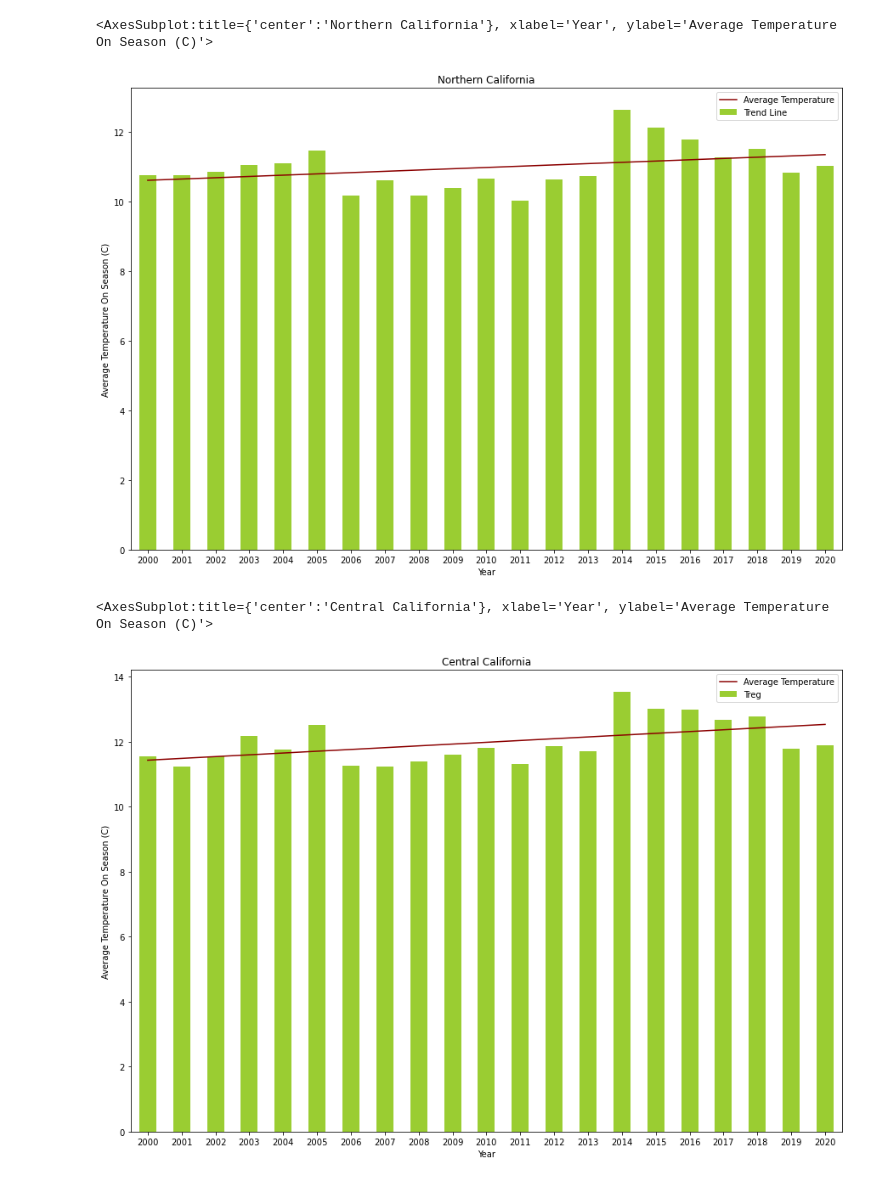
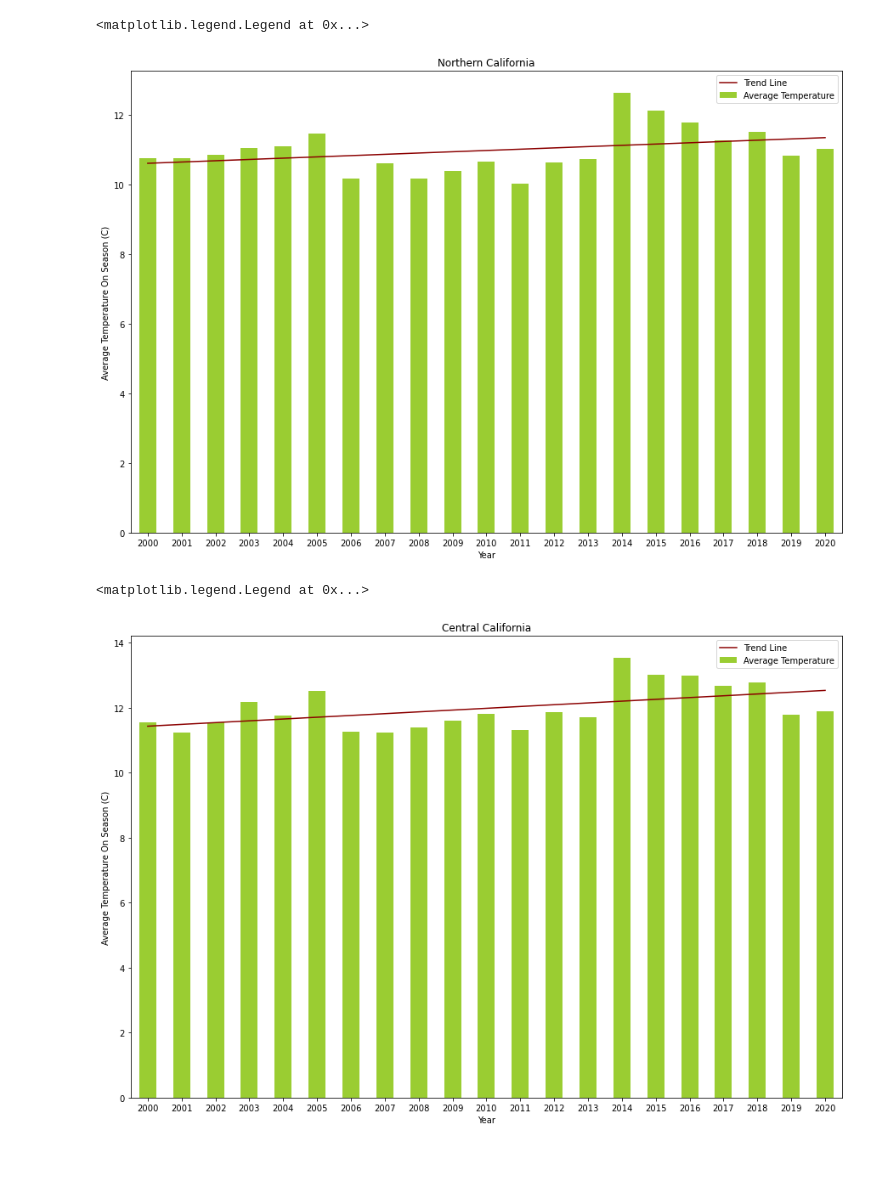
Before and after one commit to kldudzinsky/Monarch_Climate_Project, a Jupyter notebook: Notebooks/Rahwa/NorthernCalifornia.ipynb, the cells around one changed output. Drawn from its saved outputs; the diff is of its cells as text; code cells hidden in the pictures.

```diff
--- a/Notebooks/Rahwa/NorthernCalifornia.ipynb
+++ b/Notebooks/Rahwa/NorthernCalifornia.ipynb
@@ -282,19 +282,20 @@ socal_data
 # %%
 x_data = norcal_data.Year.astype(int)
 y_data = norcal_data['TAVG_onseason']
 
 
 df = pd.DataFrame({'Year': x_data,'Average Temperature': y_data})
-ax = df.plot.bar(x= 'Year', y= 'Average Temperature', rot=0, color='yellowgreen', figsize=(15, 10), ylabel = "Average Temperature On Season (C)",title = "Northern California")
+ax = df.plot.bar(x= 'Year', y= 'Average Temperature', rot=0, color='yellowgreen', figsize=(15, 10), ylabel = "Average Temperature On Season (C)",title = "Northern California", label="Average Temperature")
 
 d = np.polyfit(df['Year'],df['Average Temperature'],1)
 f = np.poly1d(d)
 
 df.insert(1,'Trend Line',f(df['Year']))
-df.plot(x='Year', y='Trend Line',color='darkred',ax=ax)
+df.plot(x='Year', y='Trend Line',color='darkred',ax=ax, label="Trend Line")
+ax.legend(["Trend Line", "Average Temperature"])
 # %% [output]
-<AxesSubplot:title={'center':'Northern California'}, xlabel='Year', ylabel='Average Temperature On Season (C)'>
+<matplotlib.legend.Legend at 0x...>
-[figure, old version]
+[figure, new version]
 # %%
 fig = ax.get_figure()
 fig.savefig('NorthernCalifornia.png')
@@ -309,11 +310,12 @@ ax = df.plot.bar(x= 'Year', y= 'Average Temperature', rot=0, color='yellowgreen'
 d = np.polyfit(df['Year'],df['Average Temperature'],1)
 f = np.poly1d(d)
 
-df.insert(1,'Treg',f(df['Year']))
-df.plot(x='Year', y='Treg',color='darkred',ax=ax)
+df.insert(1,'Trendline',f(df['Year']))
+df.plot(x='Year', y='Trendline',color='darkred',ax=ax)
+ax.legend(["Trend Line", "Average Temperature"])
 # %% [output]
-<AxesSubplot:title={'center':'Central California'}, xlabel='Year', ylabel='Average Temperature On Season (C)'>
+<matplotlib.legend.Legend at 0x...>
-[figure, old version]
+[figure, new version]
 # %%
 fig = ax.get_figure()
 fig.savefig('CentralCalifornia.png')
```
Also changed, not shown: parts of 2 cells of this notebook.
